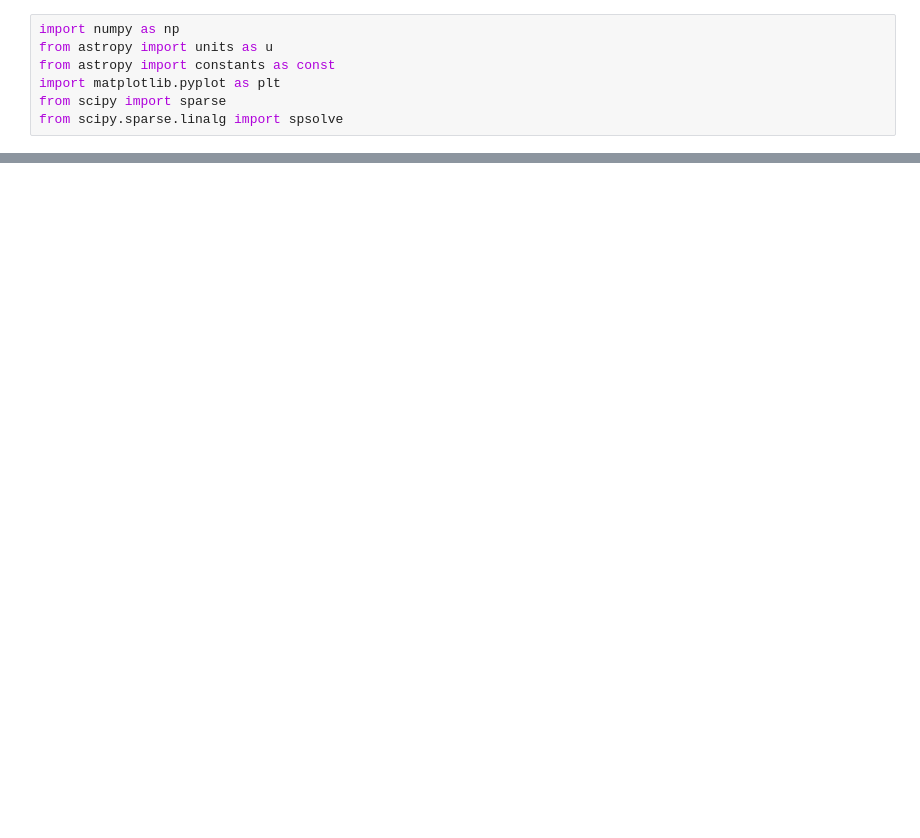
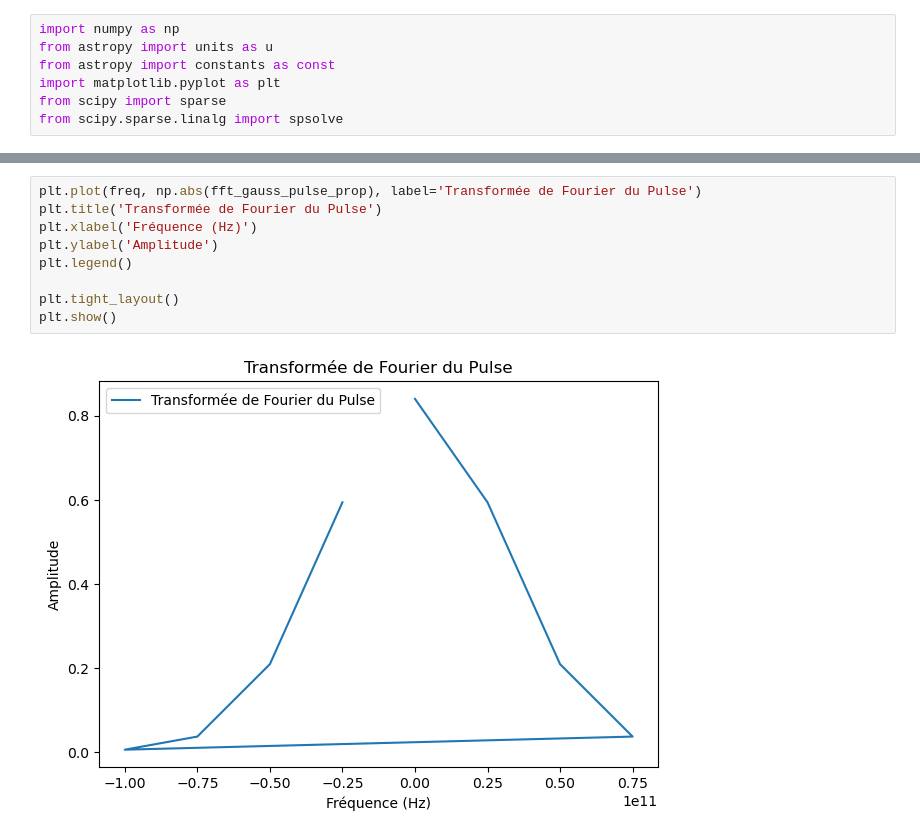
Before and after one commit to HamidMahamat/TOPT_proj, a Jupyter notebook: BE1.ipynb, the cells around one changed output, grey strips where cells are left out. Saved outputs shown, nothing was run; the diff lists cells and outputs as text; blank space fills up the shorter version.

```diff
--- a/BE1.ipynb
+++ b/BE1.ipynb
@@ -50,0 +112,11 @@ plt.show()
+# %%
+plt.plot(freq, np.abs(fft_gauss_pulse_prop), label='Transformée de Fourier du Pulse')
+plt.title('Transformée de Fourier du Pulse')
+plt.xlabel('Fréquence (Hz)')
+plt.ylabel('Amplitude')
+plt.legend()
+
+plt.tight_layout()
+plt.show()
+# %% [output]
+[figure, added]
```
Also changed, not shown: parts of 9 cells of this notebook.
